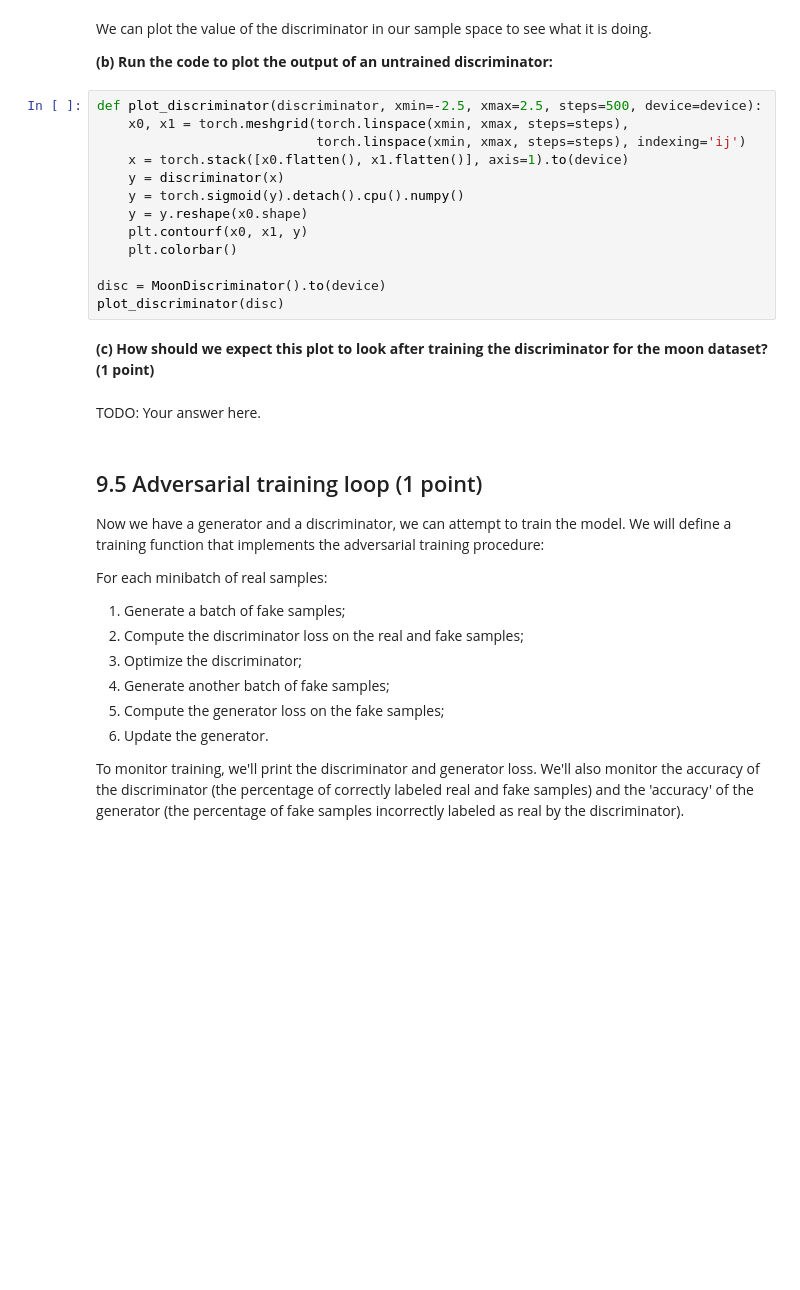
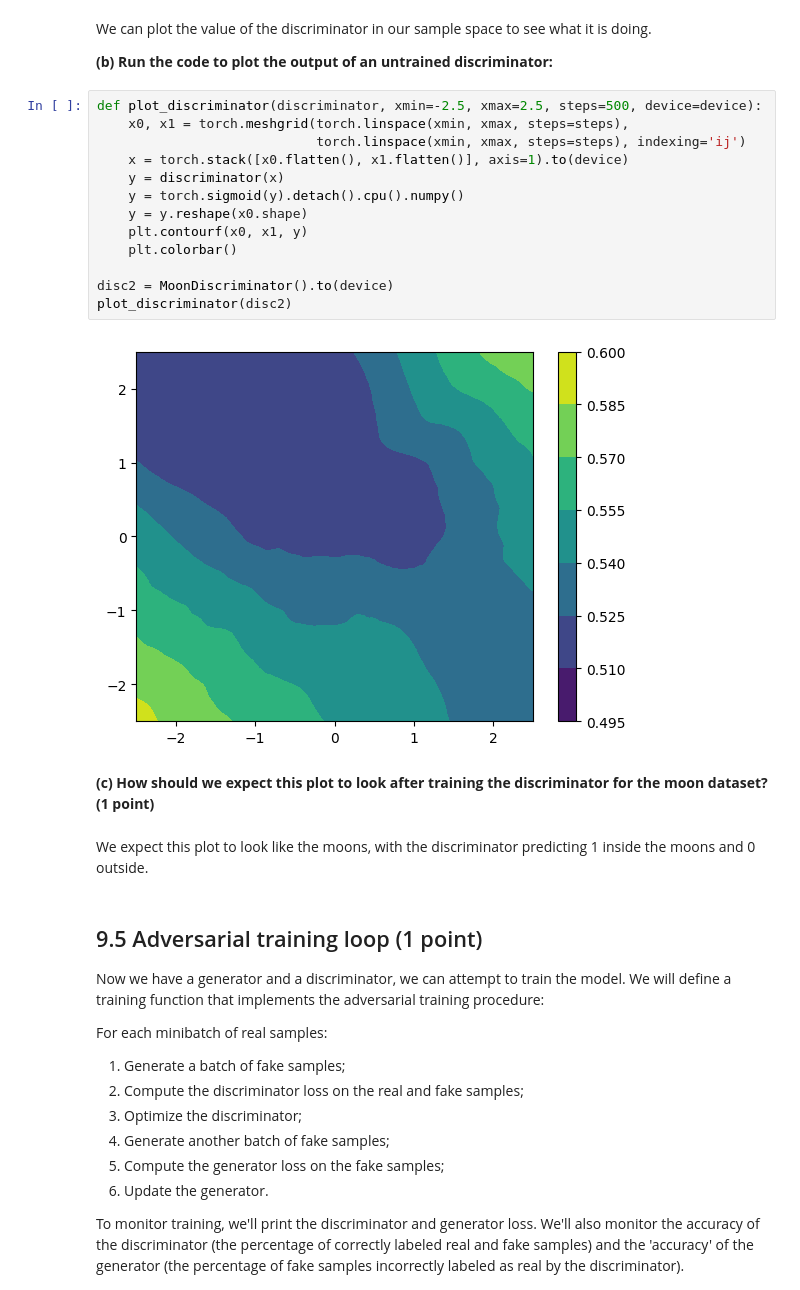
Before and after one commit to LukaMucko/DeepLearning, a Jupyter notebook: lab9/dl-assignment-9.ipynb, the cells around one changed output. Drawn from its saved outputs; the diff is of its cells as text; blank space fills up the shorter version.

```diff
--- a/lab9/dl-assignment-9.ipynb
+++ b/lab9/dl-assignment-9.ipynb
@@ -163,20 +169,22 @@ We can plot the value of the discriminator in our sample space to see what it is
 # %%
 def plot_discriminator(discriminator, xmin=-2.5, xmax=2.5, steps=500, device=device):
     x0, x1 = torch.meshgrid(torch.linspace(xmin, xmax, steps=steps),
                             torch.linspace(xmin, xmax, steps=steps), indexing='ij')
     x = torch.stack([x0.flatten(), x1.flatten()], axis=1).to(device)
     y = discriminator(x)
     y = torch.sigmoid(y).detach().cpu().numpy()
     y = y.reshape(x0.shape)
     plt.contourf(x0, x1, y)
     plt.colorbar()
 
-disc = MoonDiscriminator().to(device)
-plot_discriminator(disc)
+disc2 = MoonDiscriminator().to(device)
+plot_discriminator(disc2)
+# %% [output]
+[figure, added]
 # %% [markdown]
 **(c) How should we expect this plot to look after training the discriminator for the moon dataset?<span style="float:right"> (1 point)</span>**
-# %% [markdown]
-TODO: Your answer here.
+# %% [markdown]
+We expect this plot to look like the moons, with the discriminator predicting 1 inside the moons and 0 outside.
 # %% [markdown]
 ## 9.5 Adversarial training loop (1 point)
 
```
Also changed, not shown: parts of 36 cells of this notebook.
